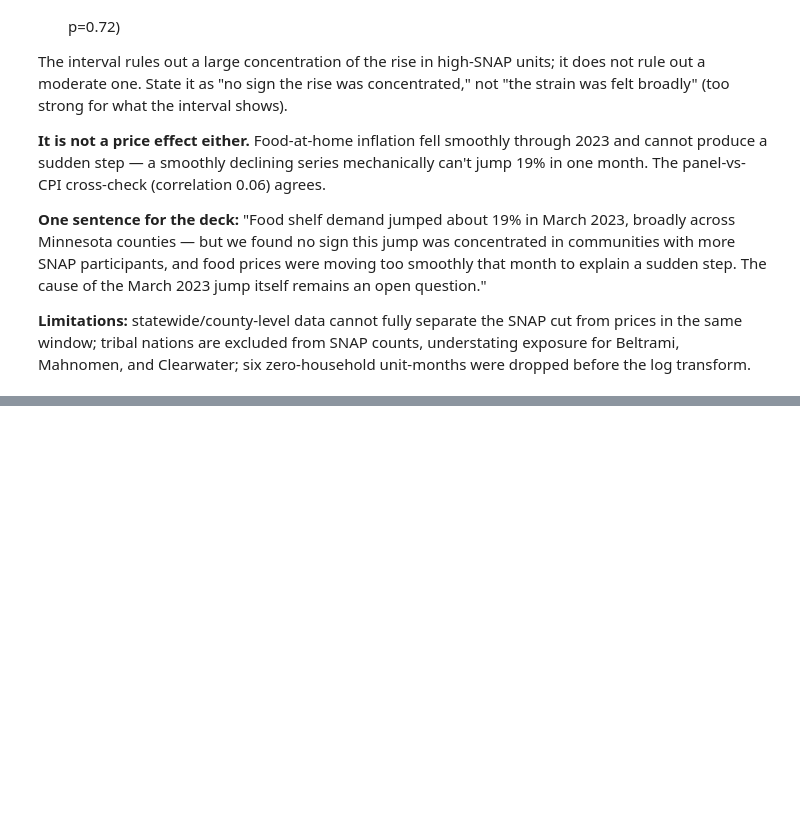
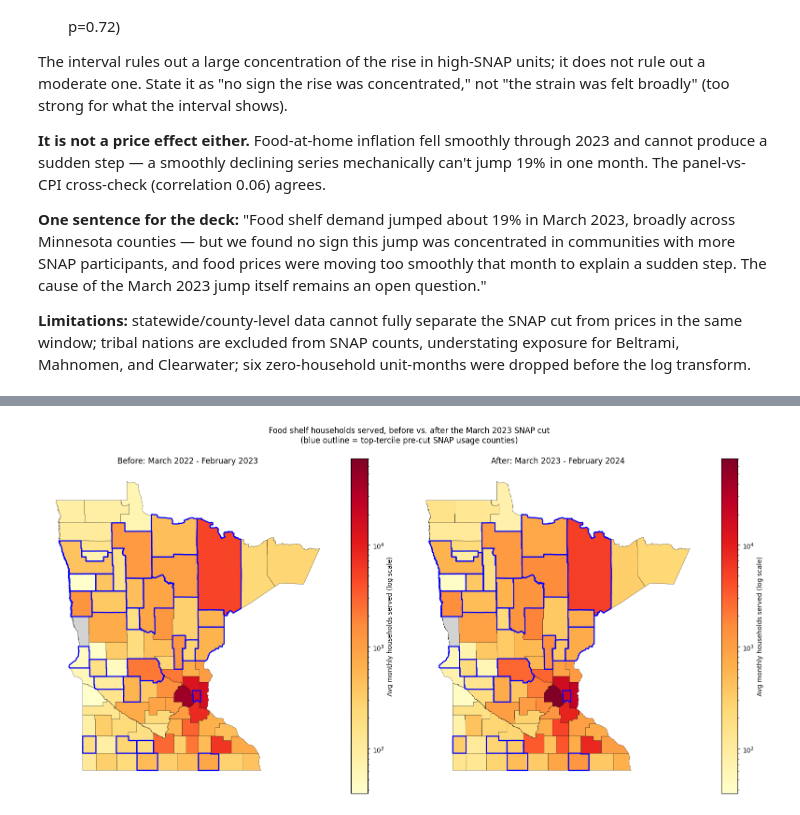
Before and after one commit to dhyan95/MinneMUDAC, a Jupyter notebook: notebooks/q5_exploration.ipynb, the cells around one changed output, grey strips where cells are left out. Drawn from its saved outputs; the diff is of its cells as text; code cells hidden in the pictures; blank space fills up the shorter version.

```diff
--- a/notebooks/q5_exploration.ipynb
+++ b/notebooks/q5_exploration.ipynb
@@ -628,0 +818,35 @@ dropped before the log transform.
+# %%
+# Step 12 (revised): Pre vs post maps, log scale, with high-SNAP counties outlined
+import matplotlib.colors as colors
+
+merged = county_shapes.merge(jump_reset, on="fips", how="left")
+merged = merged.merge(pre_snap, on="fips", how="left")  # adds pct_hh_snap
+
+# Mark the top tercile of pre-cut SNAP usage
+snap_cutoff = merged["pct_hh_snap"].quantile(2/3)
+merged["high_snap"] = merged["pct_hh_snap"] >= snap_cutoff
+
+vmin = max(merged[["pre_mean", "post_mean"]].min().min(), 1)
+vmax = merged[["pre_mean", "post_mean"]].max().max()
+norm = colors.LogNorm(vmin=vmin, vmax=vmax)
+
+fig, axes = plt.subplots(1, 2, figsize=(16, 8))
+
+for ax, col, title in [(axes[0], "pre_mean", "Before: March 2022 - February 2023"),
+                        (axes[1], "post_mean", "After: March 2023 - February 2024")]:
+    merged.plot(column=col, cmap="YlOrRd", legend=True, ax=ax,
+                edgecolor="black", linewidth=0.3, norm=norm,
+                missing_kwds={"color": "lightgrey"},
+                legend_kwds={"label": "Avg monthly households served (log scale)"})
+    # Outline the high-SNAP counties in blue so they're identifiable
+    merged[merged["high_snap"]].boundary.plot(ax=ax, edgecolor="blue", linewidth=1.8)
+    ax.set_title(title)
+    ax.axis("off")
+
+fig.suptitle("Food shelf households served, before vs. after the March 2023 SNAP cut\n"
+             "(blue outline = top-tercile pre-cut SNAP usage counties)", y=1.0)
+plt.tight_layout()
+plt.savefig("../outputs/figures/q5_pre_post_maps_log.png", dpi=200, bbox_inches="tight")
+plt.show()
+# %% [output]
+[figure, added]
```
Also changed, not shown: parts of 9 cells of this notebook.
